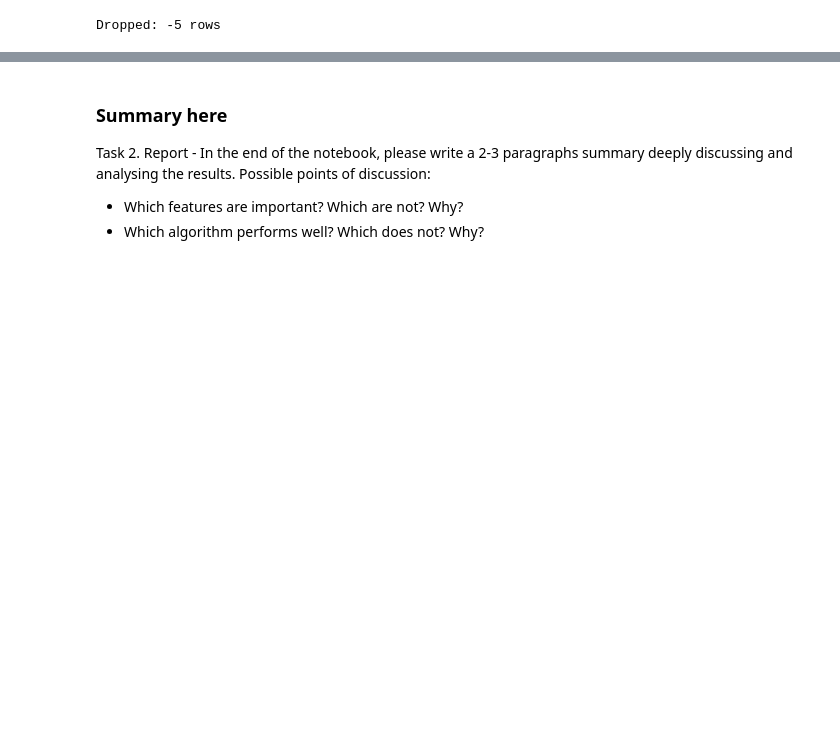
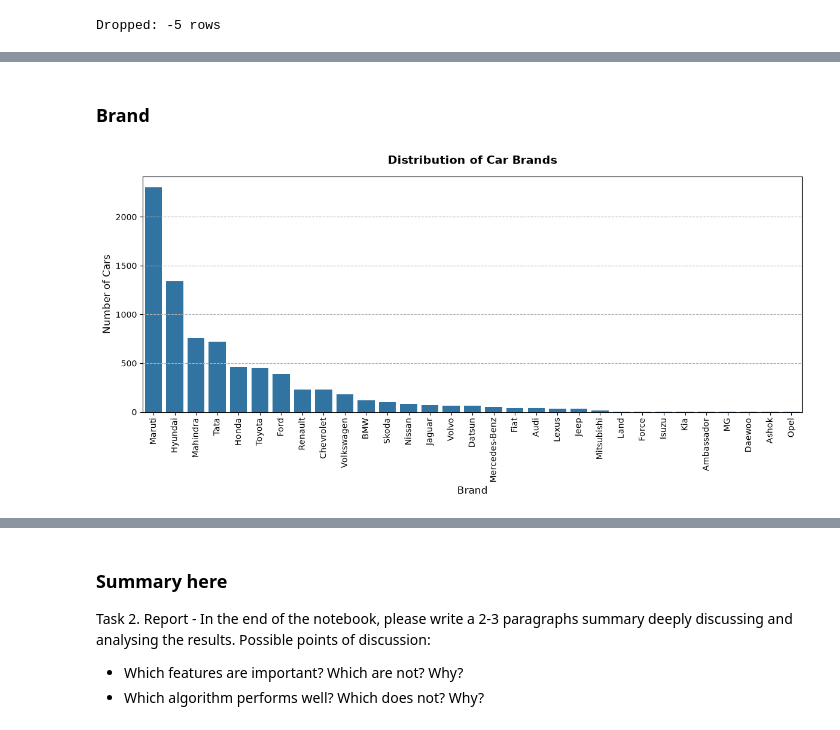
Before and after one commit to linhtetaung-mm/car-price-prediction, a Jupyter notebook: notebooks/a1.ipynb, the cells around one changed output, grey strips where cells are left out. Cells and saved outputs as stored; diff of their text form; code cells hidden in the pictures; blank space fills up the shorter version.

```diff
--- a/notebooks/a1.ipynb
+++ b/notebooks/a1.ipynb
@@ -348,0 +436,22 @@ Name: count, dtype: int64
+# %% [markdown]
+### Brand
+# %%
+# Create the plot for "brand"
+plt.figure(figsize=(12, 6))
+
+# Get brand counts sorted from highest to lowest
+brand_counts = df['brand'].value_counts()
+
+sns.barplot(x=brand_counts.index, y=brand_counts.values)
+plt.xticks(rotation=90)
+
+# Add labels and formatting
+plt.title('Distribution of Car Brands', fontsize=14, fontweight='bold', pad=15)
+plt.xlabel('Brand', fontsize=12)
+plt.ylabel('Number of Cars', fontsize=12)
+plt.grid(axis='y', linestyle='--')
+
+plt.tight_layout()
+plt.show()
+# %% [output]
+[figure, added]
```
Also changed, not shown: parts of 40 cells of this notebook, 1 other file.
